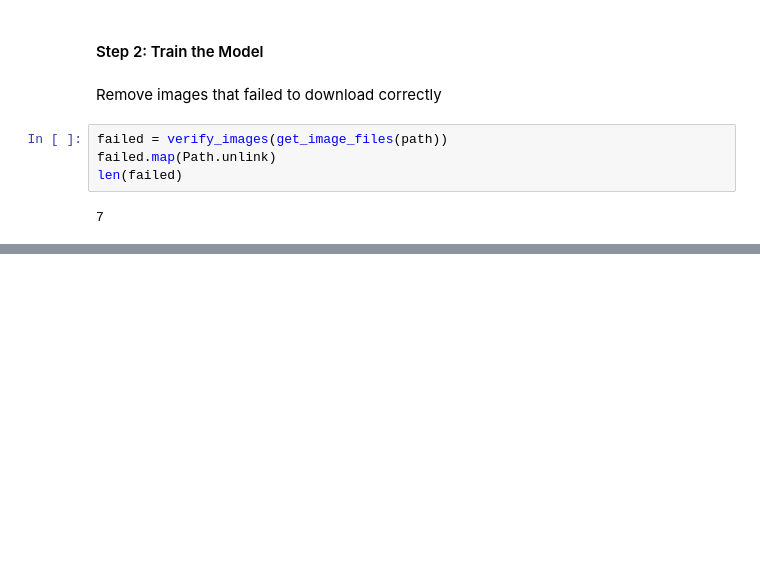
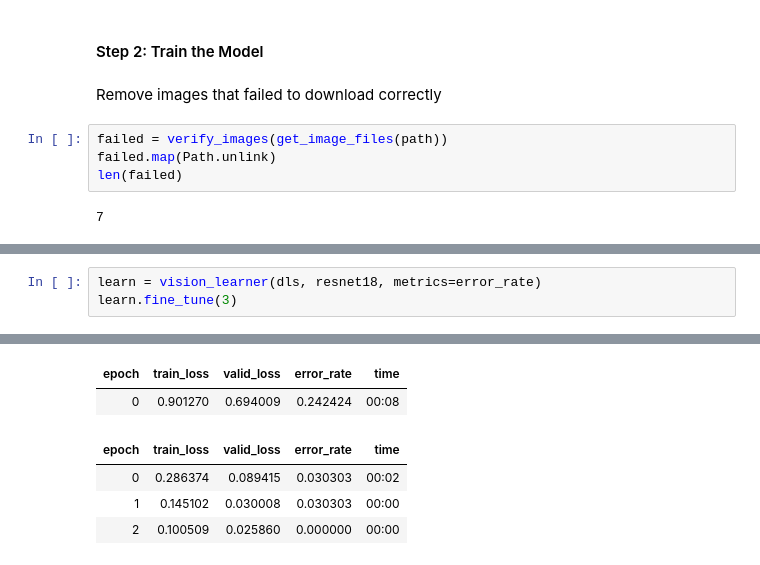
Before and after one commit to charlieroth/fastai, a Jupyter notebook: lesson_01.ipynb, the cells around one changed output, grey strips where cells are left out. Saved outputs shown, nothing was run; the diff lists cells and outputs as text; blank space fills up the shorter version.

```diff
--- a/lesson_01.ipynb
+++ b/lesson_01.ipynb
@@ -79,0 +97,4 @@ dls = DataBlock(
+# %%
+learn = vision_learner(dls, resnet18, metrics=error_rate)
+learn.fine_tune(3)
+# %% [output]
@@ -79,0 +102,6 @@ dls = DataBlock(
+| epoch | train_loss | valid_loss | error_rate | time |
+| 0 | 0.901270 | 0.694009 | 0.242424 | 00:08 |
+| epoch | train_loss | valid_loss | error_rate | time |
+| 0 | 0.286374 | 0.089415 | 0.030303 | 00:02 |
+| 1 | 0.145102 | 0.030008 | 0.030303 | 00:00 |
+| 2 | 0.100509 | 0.025860 | 0.000000 | 00:00 |
```
Also changed, not shown: parts of 10 cells of this notebook.
